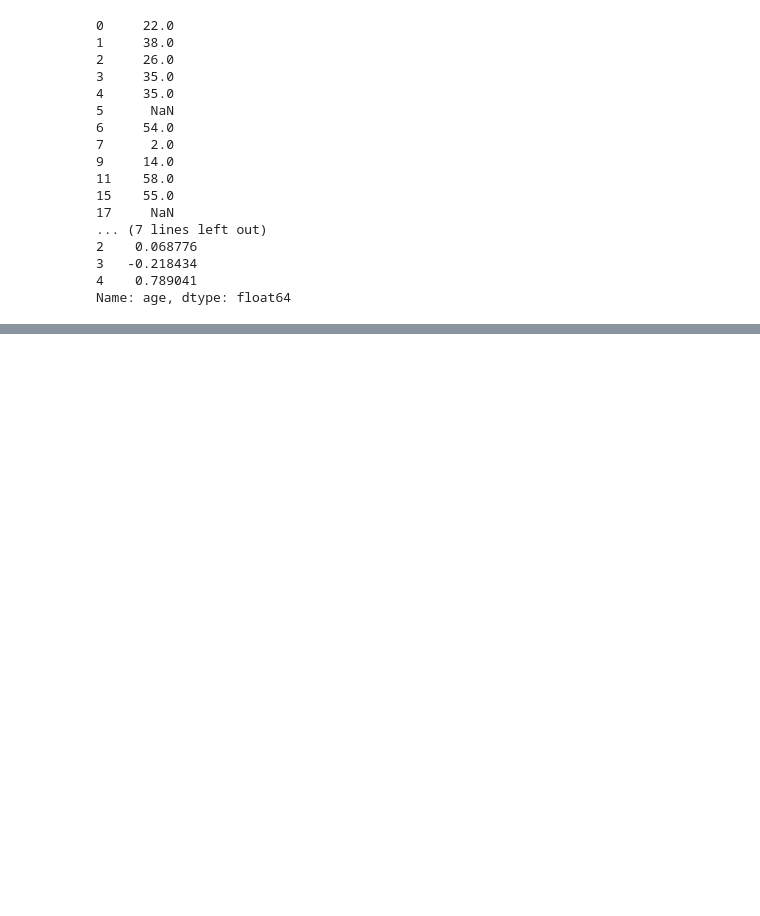
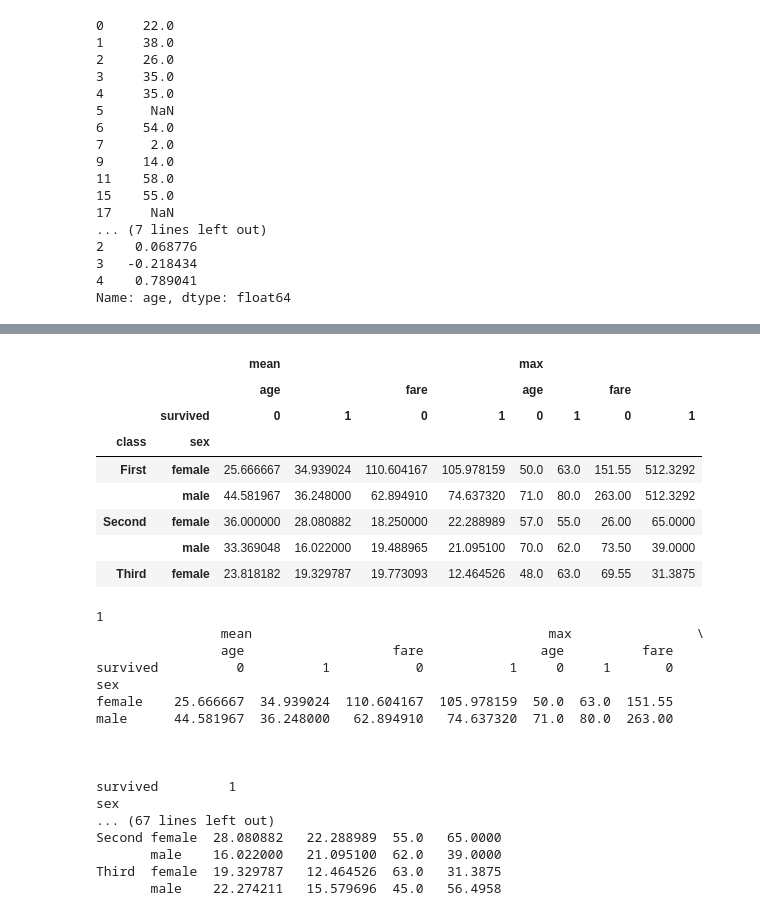
Before and after one commit to ezerwi/python-lecture, a Jupyter notebook: Lecture53_[Mar23]_Python_Basic(12).ipynb, the cells around one changed output, grey strips where cells are left out. Saved outputs shown, nothing was run; the diff lists cells and outputs as text; code cells hidden in the pictures; blank space fills up the shorter version.

```diff
--- a/Lecture53_[Mar23]_Python_Basic(12).ipynb
+++ b/Lecture53_[Mar23]_Python_Basic(12).ipynb
@@ -598,0 +669,8 @@ Name: age, dtype: float64
+# %%
+# IPython 디스플레이 설정 변경
+pd.set_option ('display.max_columns', 10)
+pd.set_option ('display.max_colwidth', 20)
+
+df = sns.load_dataset('titanic').loc[:, ['age','sex','class','fare','survived']]
+
+print (df.head())
@@ -598,0 +712,38 @@ Name: age, dtype: float64
+# %%
+pdf3 = pd.pivot_table(df, index=['class', 'sex', ], columns=['survived'],values=['fare','age'],aggfunc=['mean','max'])
+display (pdf3.head())
+print ('1\n', pdf3.xs('First', level='class'), '\n')
+print ('2\n', pdf3.xs(['First','female'], level=['class','sex']), '\n')
+# print (pdf3.xs(('First','female')))
+print ('3\n',pdf3.xs('male', level='sex'), '\n')
+print ('4\n',pdf3.xs(('Second','male',), level=[0, 'sex']), '\n')
+print ('5\n',pdf3.xs('mean', axis=1), '\n')
+print ('6\n',pdf3.xs(('mean','age'), axis=1), '\n')
+print ('7\n',pdf3.xs(1, level='survived', axis=1), '\n')
+# %% [output]
+|  |  | mean |  |  |  | max |  |  |  |
+|  |  | age |  | fare |  | age |  | fare |  |
+|  | survived | 0 | 1 | 0 | 1 | 0 | 1 | 0 | 1 |
+| class | sex |  |  |  |  |  |  |  |  |
+| First | female | 25.666667 | 34.939024 | 110.604167 | 105.978159 | 50.0 | 63.0 | 151.55 | 512.3292 |
+|  | male | 44.581967 | 36.248000 | 62.894910 | 74.637320 | 71.0 | 80.0 | 263.00 | 512.3292 |
+| Second | female | 36.000000 | 28.080882 | 18.250000 | 22.288989 | 57.0 | 55.0 | 26.00 | 65.0000 |
+|  | male | 33.369048 | 16.022000 | 19.488965 | 21.095100 | 70.0 | 62.0 | 73.50 | 39.0000 |
+| Third | female | 23.818182 | 19.329787 | 19.773093 | 12.464526 | 48.0 | 63.0 | 69.55 | 31.3875 |
+1
+                mean                                      max                \
+                age                   fare               age          fare
+survived          0          1           0           1     0     1       0
+sex
+female    25.666667  34.939024  110.604167  105.978159  50.0  63.0  151.55
+male      44.581967  36.248000   62.894910   74.637320  71.0  80.0  263.00
+
+
+
+survived         1
+sex
+... (67 lines left out)
+Second female  28.080882   22.288989  55.0   65.0000
+       male    16.022000   21.095100  62.0   39.0000
+Third  female  19.329787   12.464526  63.0   31.3875
+       male    22.274211   15.579696  45.0   56.4958
```
Also changed, not shown: parts of 11 cells of this notebook.
